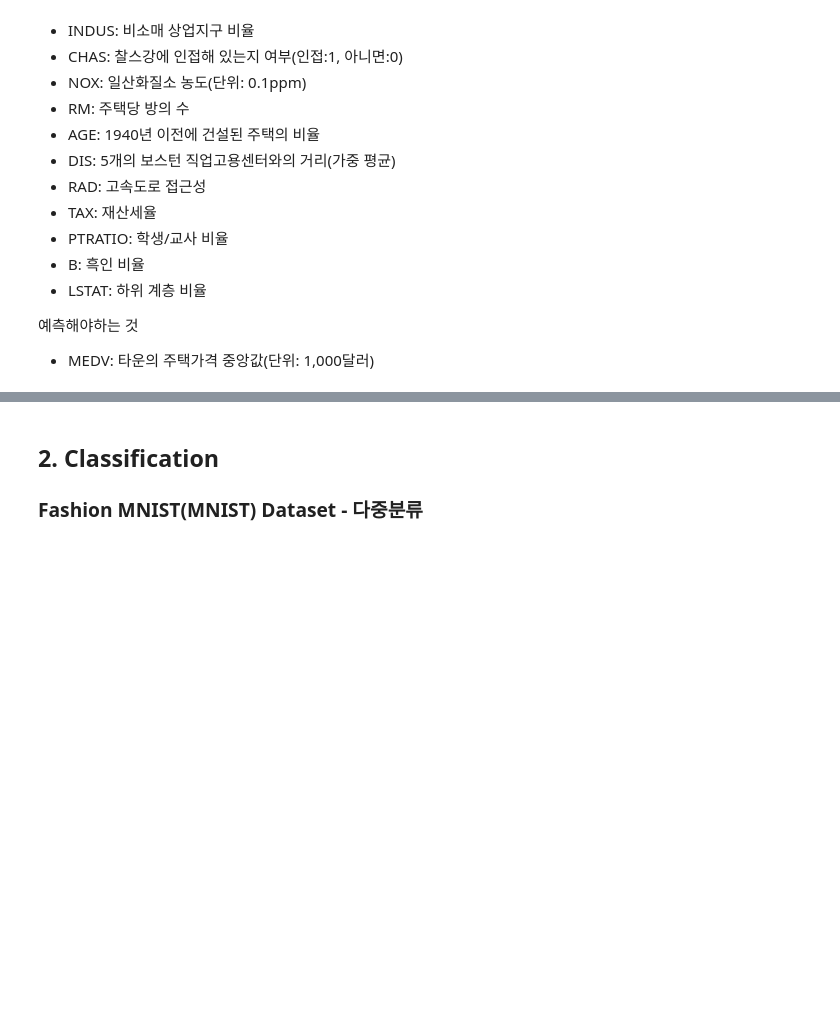
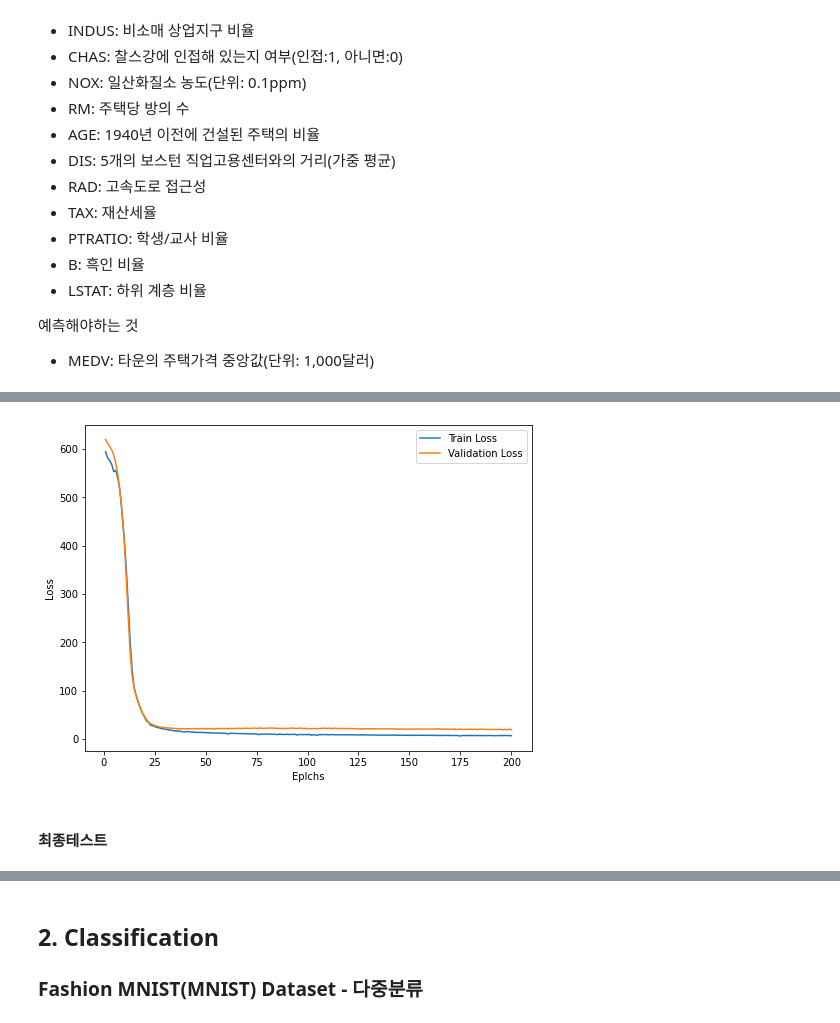
Before and after one commit to sujeong-jang-creator/jcrystal, a Jupyter notebook: 14.DeepLearning/04_DNN_분류_회귀.ipynb, the cells around one changed output, grey strips where cells are left out. Drawn from its saved outputs; the diff is of its cells as text; code cells hidden in the pictures; blank space fills up the shorter version.

```diff
--- a/14.DeepLearning/04_DNN_분류_회귀.ipynb
+++ b/14.DeepLearning/04_DNN_분류_회귀.ipynb
@@ -203,0 +403,6 @@ tf.Tensor([3 5 0 4 8], shape=(5,), dtype=int32)
+# %%
+# Dataset 구현
+# drop_remainder=True : 남은 짜투리는 버려(제공하지 말아라.) - 마지막 배치의 원소 수가 batch size보다 작으면 제공하지 않겠다.
+train_dataset = tf.data.Dataset.from_tensor_slices((X_train, train_y)).shuffle(N_TRAIN).batch(N_BATCHS, drop_remainder=True)
+
+test_dataset = tf.data.Dataset.from_tensor_slices((X_test, test_y)).batch(N_BATCHS)
@@ -203,0 +482,4 @@ tf.Tensor([3 5 0 4 8], shape=(5,), dtype=int32)
+# %%
+# 회귀 - Loss: mean squared error = "mse"
+model.compile(loss='mse',
+             optimizer=keras.optimizers.Adam(learning_rate=LEARNING_RATE))  # optimaizer를 문자열 지정: 기본설정을 사용.
@@ -203,0 +488,5 @@ tf.Tensor([3 5 0 4 8], shape=(5,), dtype=int32)
+# %%
+# batch_size 는 train dataset을 만들때 batchs를 지정했기 때문에 따로 지정 안함. 왜냐면 배치사이즈는 한번에 데이터 몇개씩 검증할건지 이니까!
+hist = model.fit(train_dataset,
+                epochs=N_EPOCHS,
+                validation_data=test_dataset)  # Dataset을 이용할 경우 validation_split=비율 은 사용할 수 없다.
@@ -203,0 +545,12 @@ tf.Tensor([3 5 0 4 8], shape=(5,), dtype=int32)
+# %%
+plt.figure(figsize=(8,6))
+plt.plot(range(1,N_EPOCHS+1), hist.history['loss'], label='Train Loss')
+plt.plot(range(1,N_EPOCHS+1), hist.history['val_loss'], label='Validation Loss')
+plt.xlabel("Eplchs")
+plt.ylabel('Loss')
+plt.legend()
+plt.show()
+# %% [output]
+[figure, added]
+# %% [markdown]
+#### 최종테스트
```
Also changed, not shown: parts of 84 cells of this notebook, 18 other files.
